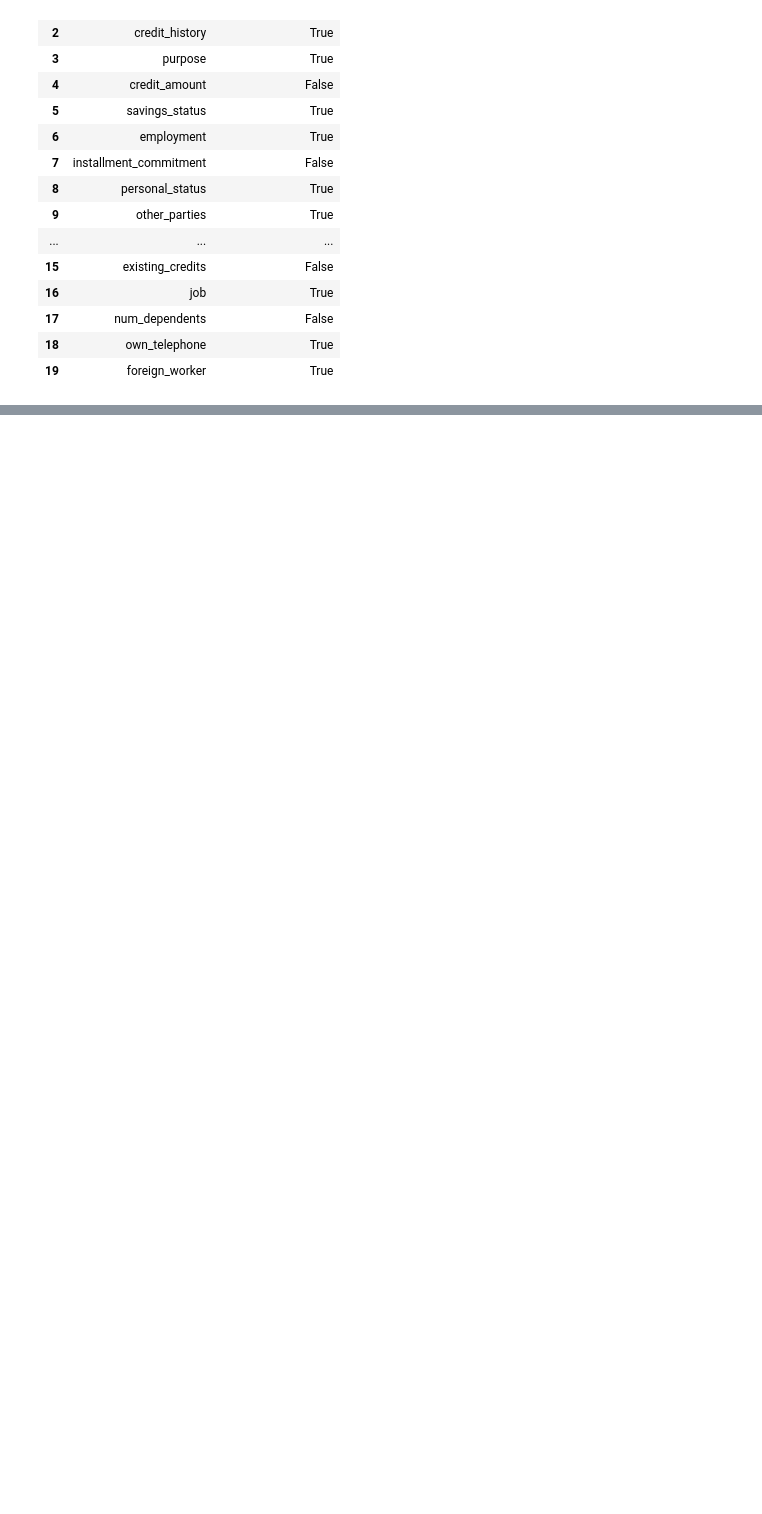
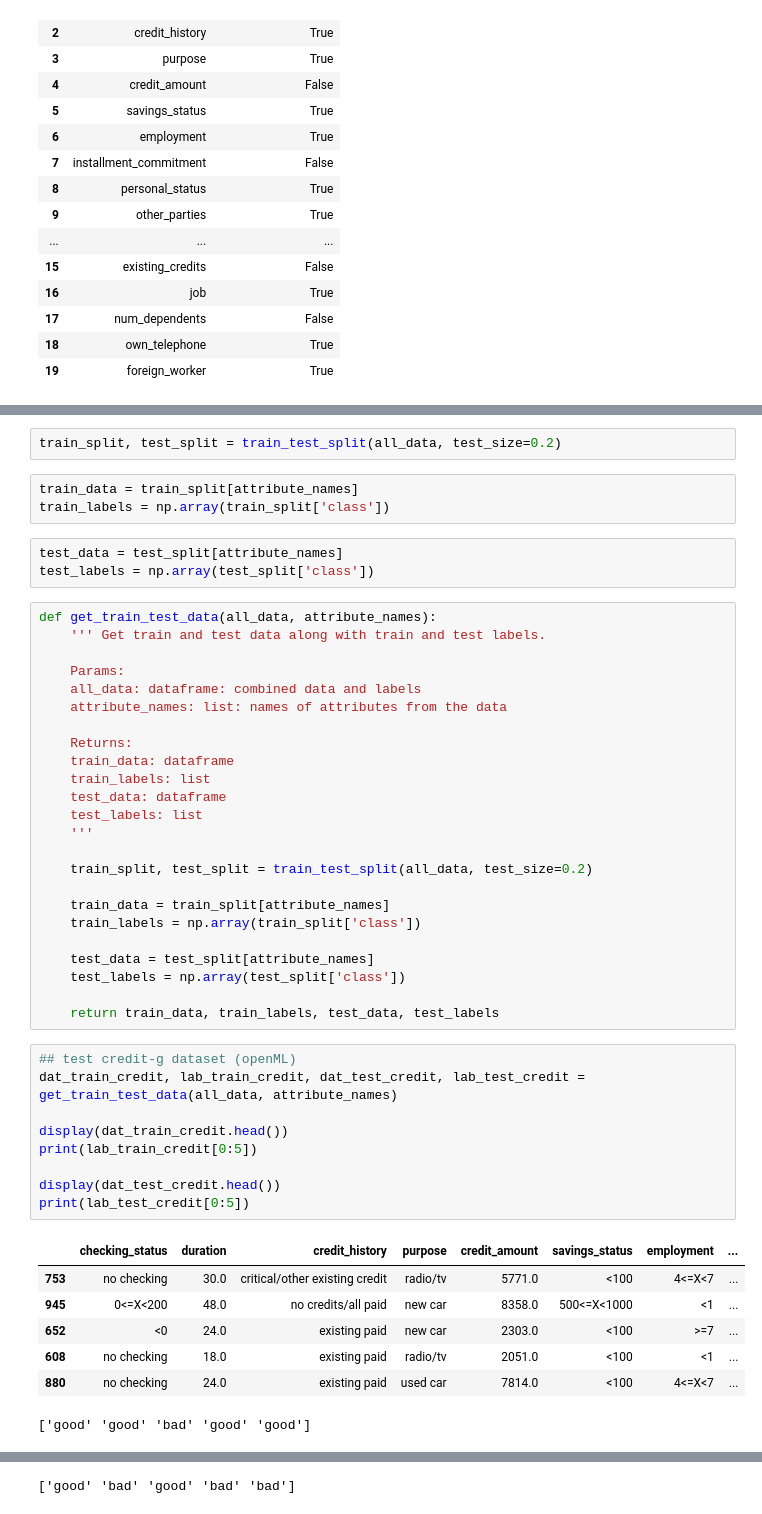
Before and after one commit to SharmaRupali/jenga, a Jupyter notebook: experimental_setup.ipynb, the cells around one changed output, grey strips where cells are left out. Drawn from its saved outputs; the diff is of its cells as text; blank space fills up the shorter version.

```diff
--- a/experimental_setup.ipynb
+++ b/experimental_setup.ipynb
@@ -316,0 +344,49 @@ Attribute types:
+# %%
+train_split, test_split = train_test_split(all_data, test_size=0.2)
+# %%
+train_data = train_split[attribute_names]
+train_labels = np.array(train_split['class'])
+# %%
+test_data = test_split[attribute_names]
+test_labels = np.array(test_split['class'])
+# %%
+def get_train_test_data(all_data, attribute_names):
+    ''' Get train and test data along with train and test labels.
+
+    Params:
+    all_data: dataframe: combined data and labels
+    attribute_names: list: names of attributes from the data
+
+    Returns:
+    train_data: dataframe
+    train_labels: list
+    test_data: dataframe
+    test_labels: list
+    '''
+
+    train_split, test_split = train_test_split(all_data, test_size=0.2)
+
+    train_data = train_split[attribute_names]
+    train_labels = np.array(train_split['class'])
+
+    test_data = test_split[attribute_names]
+    test_labels = np.array(test_split['class'])
+
+    return train_data, train_labels, test_data, test_labels
+# %%
+## test credit-g dataset (openML)
+dat_train_credit, lab_train_credit, dat_test_credit, lab_test_credit = get_train_test_data(all_data, attribute_names)
+
+display(dat_train_credit.head())
+print(lab_train_credit[0:5])
+
+display(dat_test_credit.head())
+print(lab_test_credit[0:5])
+# %% [output]
+|  | checking_status | duration | credit_history | purpose | credit_amount | savings_status | employment | ... |
+| 753 | no checking | 30.0 | critical/other existing credit | radio/tv | 5771.0 | <100 | 4<=X<7 | ... |
+| 945 | 0<=X<200 | 48.0 | no credits/all paid | new car | 8358.0 | 500<=X<1000 | <1 | ... |
+| 652 | <0 | 24.0 | existing paid | new car | 2303.0 | <100 | >=7 | ... |
+| 608 | no checking | 18.0 | existing paid | radio/tv | 2051.0 | <100 | <1 | ... |
+| 880 | no checking | 24.0 | existing paid | used car | 7814.0 | <100 | 4<=X<7 | ... |
+['good' 'good' 'bad' 'good' 'good']
@@ -316,0 +399 @@ Attribute types:
+['good' 'bad' 'good' 'bad' 'bad']
```
Also changed, not shown: parts of 6 cells of this notebook.
